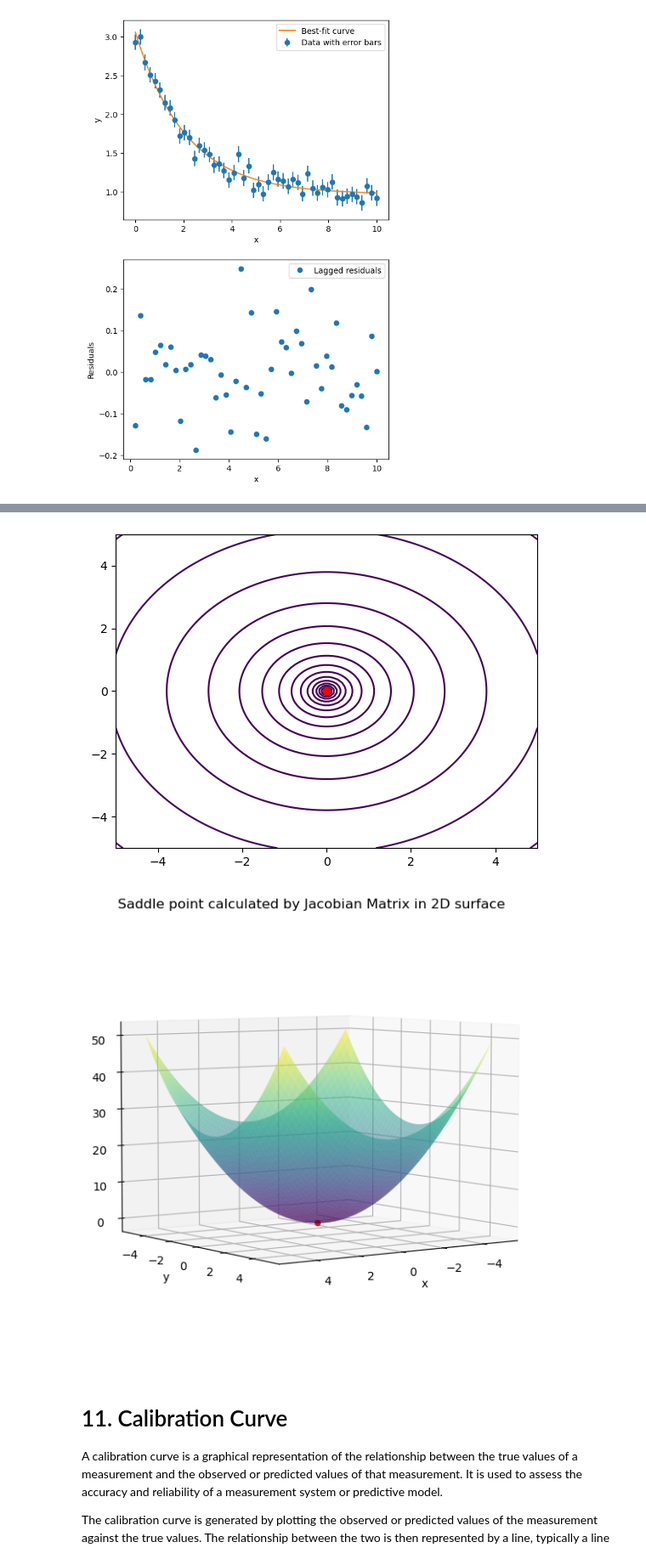
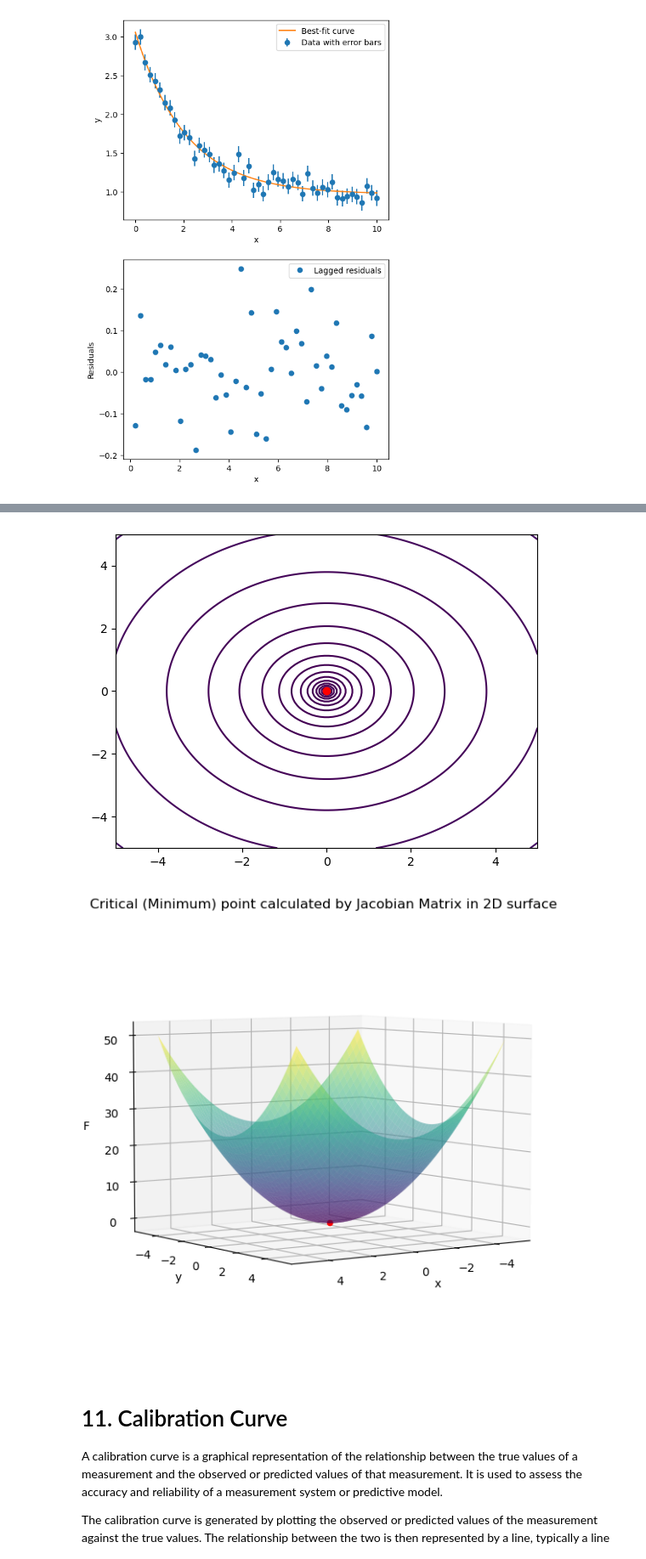
Before and after one commit to MinwooKim1990/Dictionary, a Jupyter notebook: Statistics_Dic.ipynb, the cells around one changed output, grey strips where cells are left out. Shown at 85% size. Cells and saved outputs as stored; diff of their text form; code cells hidden in the pictures.

```diff
--- a/Statistics_Dic.ipynb
+++ b/Statistics_Dic.ipynb
@@ -433,35 +402,35 @@ def func(x):
     return x[0]**2 + x[1]**2 # Define the multivariable function
 def grad(x):
     return np.array([2 * x[0], 2 * x[1]]) # Compute the gradient using the Jacobian matrix
 def gradient_descent(x0, learning_rate, num_iter):
     x = x0
     for i in range(num_iter):
         x = x - learning_rate * grad(x)
     return x
 x0 = np.array([-2, 3]) # Initialize the starting point and the learning rate
 learning_rate = 0.1
 num_iter = 100
 x_min = gradient_descent(x0, learning_rate, num_iter) # Find the minimum point using gradient descent
 x_vals = np.linspace(-5, 5, 100) # Plot the minimum point
 y_vals = np.linspace(-5, 5, 100)
 x_grid, y_grid = np.meshgrid(x_vals, y_vals)
 z_grid = func(np.array([x_grid, y_grid]))
 plt.contour(x_grid, y_grid, z_grid, levels=np.logspace(-2, 3, 20))
 plt.plot(x_min[0], x_min[1], 'ro')
 plt.show()
 fig = plt.figure(figsize = (12, 7))
 ax = plt.axes(projection='3d')
 ax.plot_surface(x_grid, y_grid, z_grid, cmap='viridis', alpha=0.5)
 ax.view_init(5, 55)
-ax.set_title('Saddle point calculated by Jacobian Matrix in 2D surface')
+ax.set_title('Critical (Minimum) point calculated by Jacobian Matrix in 2D surface')
 ax.set_xlabel('x')
 ax.set_ylabel('y')
 ax.set_zlabel('F')
 ax.scatter3D(x_min[0], x_min[1], func(x_min), s=20, color='r')
 plt.show()
 # %% [output]
 [figure]
-[figure, old version]
+[figure, new version]
 # %% [markdown]
 # 11. Calibration Curve
 
```
Also changed, not shown: parts of 12 cells of this notebook.
